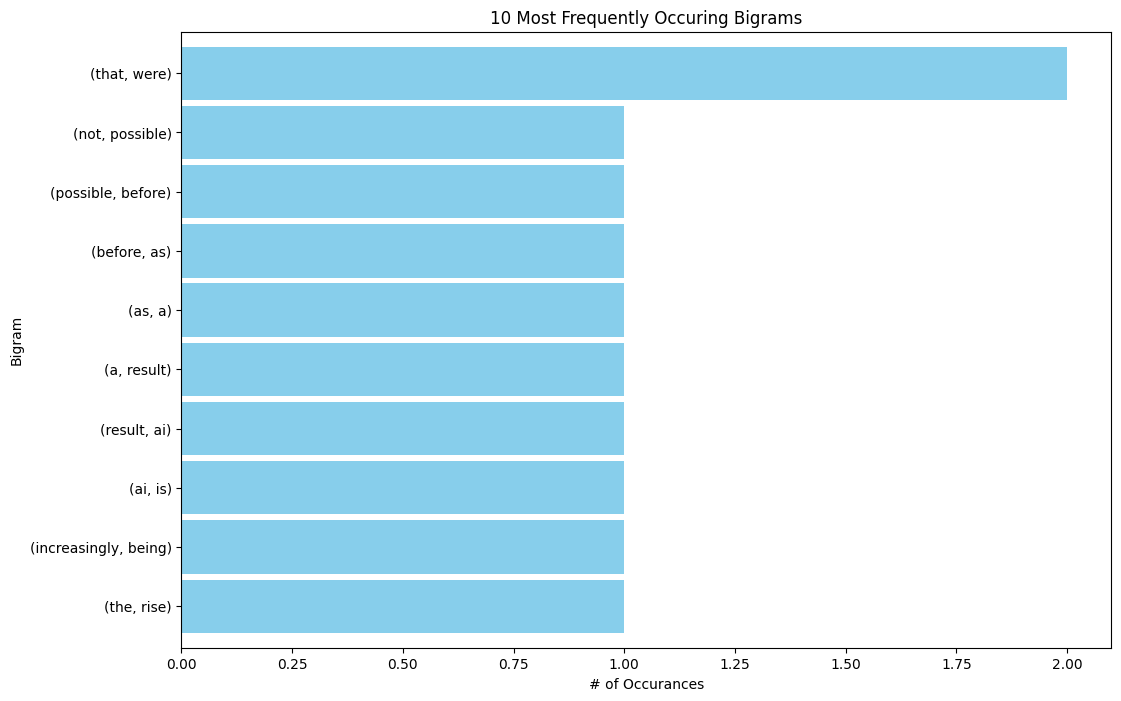
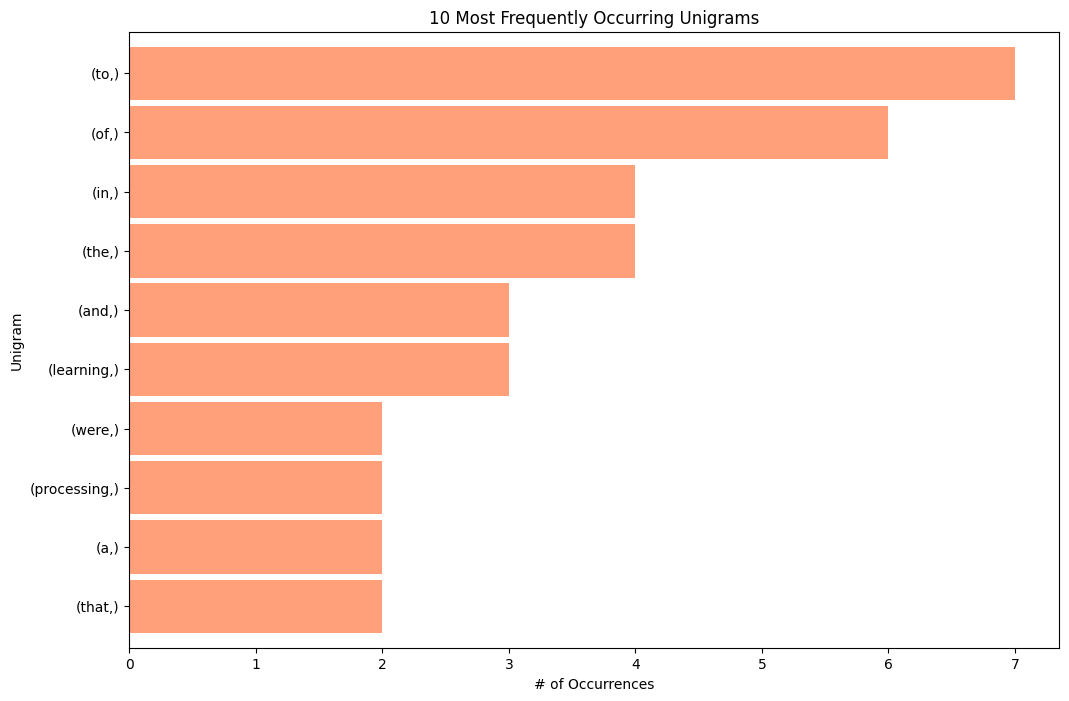
Unified diff of the notebook cell whose output changed from the first chart to the second:
--- before
+++ after
@@ -1,4 +1,11 @@
-bigrams[0:10].sort_values().plot.barh(color='skyblue', width=.9, figsize=(12, 8))
-plt.title('10 Most Frequently Occuring Bigrams')
-plt.ylabel('Bigram')
-plt.xlabel('# of Occurances')
+(unigrams
+    .sort_values(ascending=False)
+    .head(10)
+    .sort_values()        # ensures barh plots from smallest → largest, but list is top‑10 only
+    .plot
+    .barh(color='lightsalmon', width=.9, figsize=(12, 8))
+)
+
+plt.title('10 Most Frequently Occurring Unigrams')
+plt.ylabel('Unigram')
+plt.xlabel('# of Occurrences')

Commit: nlp day1